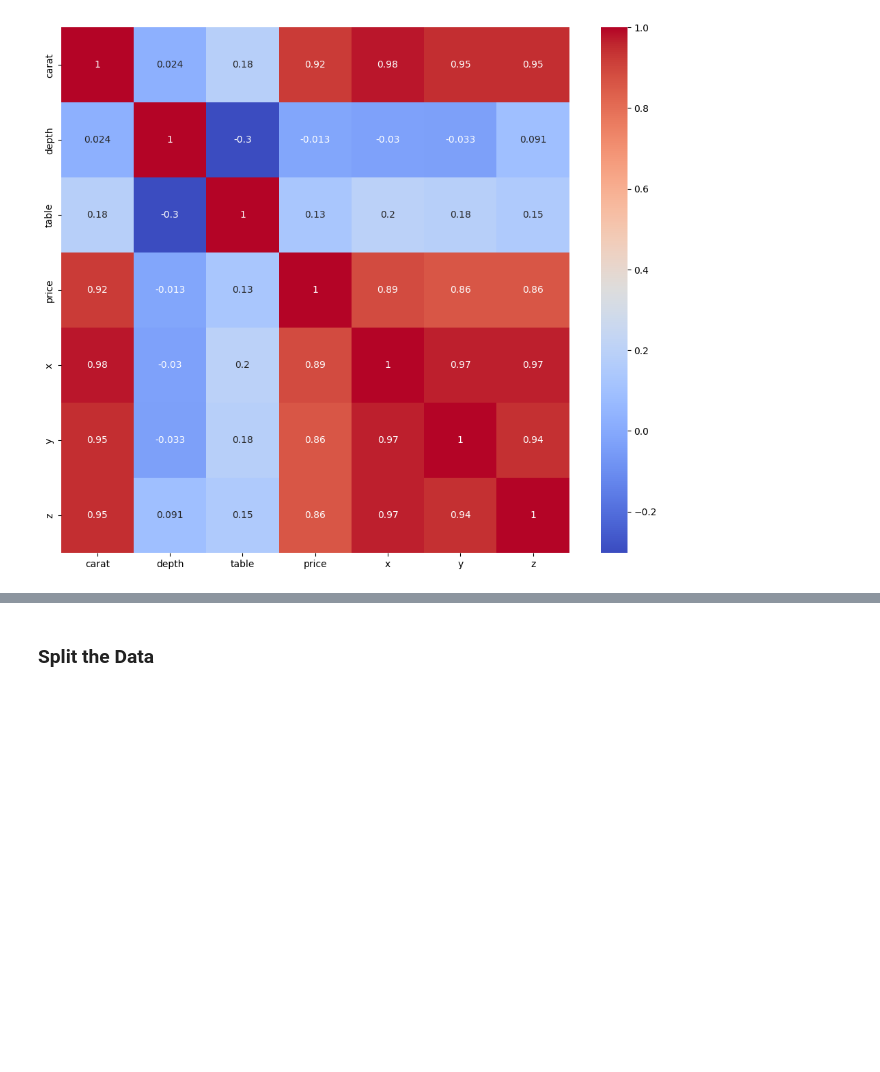
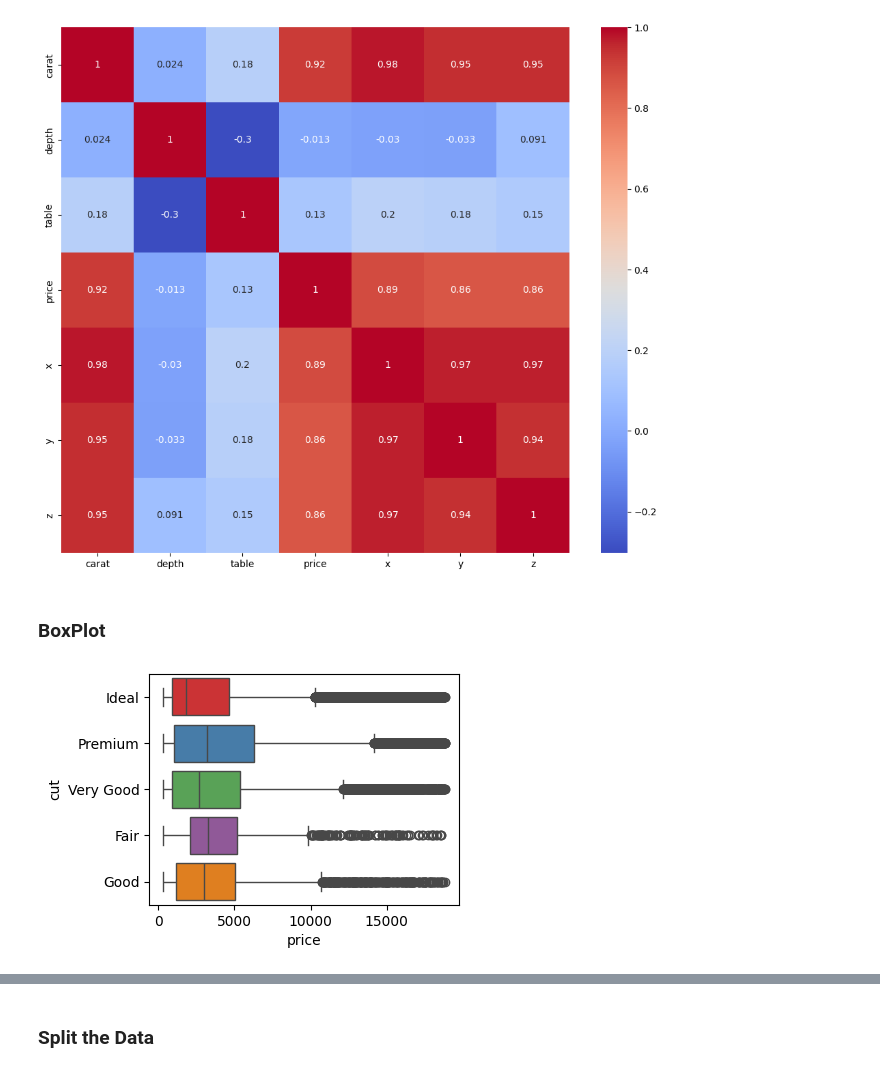
Before and after one commit to reham-shaban/Diamond-Price-Prediction, a Jupyter notebook: Diamond_price_prediction.ipynb, the cells around one changed output, grey strips where cells are left out. Drawn from its saved outputs; the diff is of its cells as text; code cells hidden in the pictures; blank space fills up the shorter version.

Commit message:
add box plots

```diff
--- a/Diamond_price_prediction.ipynb
+++ b/Diamond_price_prediction.ipynb
@@ -116,0 +123,5 @@ data.describe()
+# %%
+data = data[data['x'] != 0]
+data = data[data['y'] != 0]
+data = data[data['z'] != 0]
+data.shape
@@ -145,3 +158,10 @@ sns.heatmap(corr_matrix, annot=True ,cmap = 'coolwarm')
 plt.show()
 # %% [output]
 [figure]
+# %% [markdown]
+### BoxPlot
+# %%
+plt.figure(figsize=(4, 3))
+sns.boxplot(data, x='price', y='cut', hue='cut', palette='Set1', legend=False);
+# %% [output]
+[figure, added]
```
Also changed, not shown: parts of 15 cells of this notebook.
